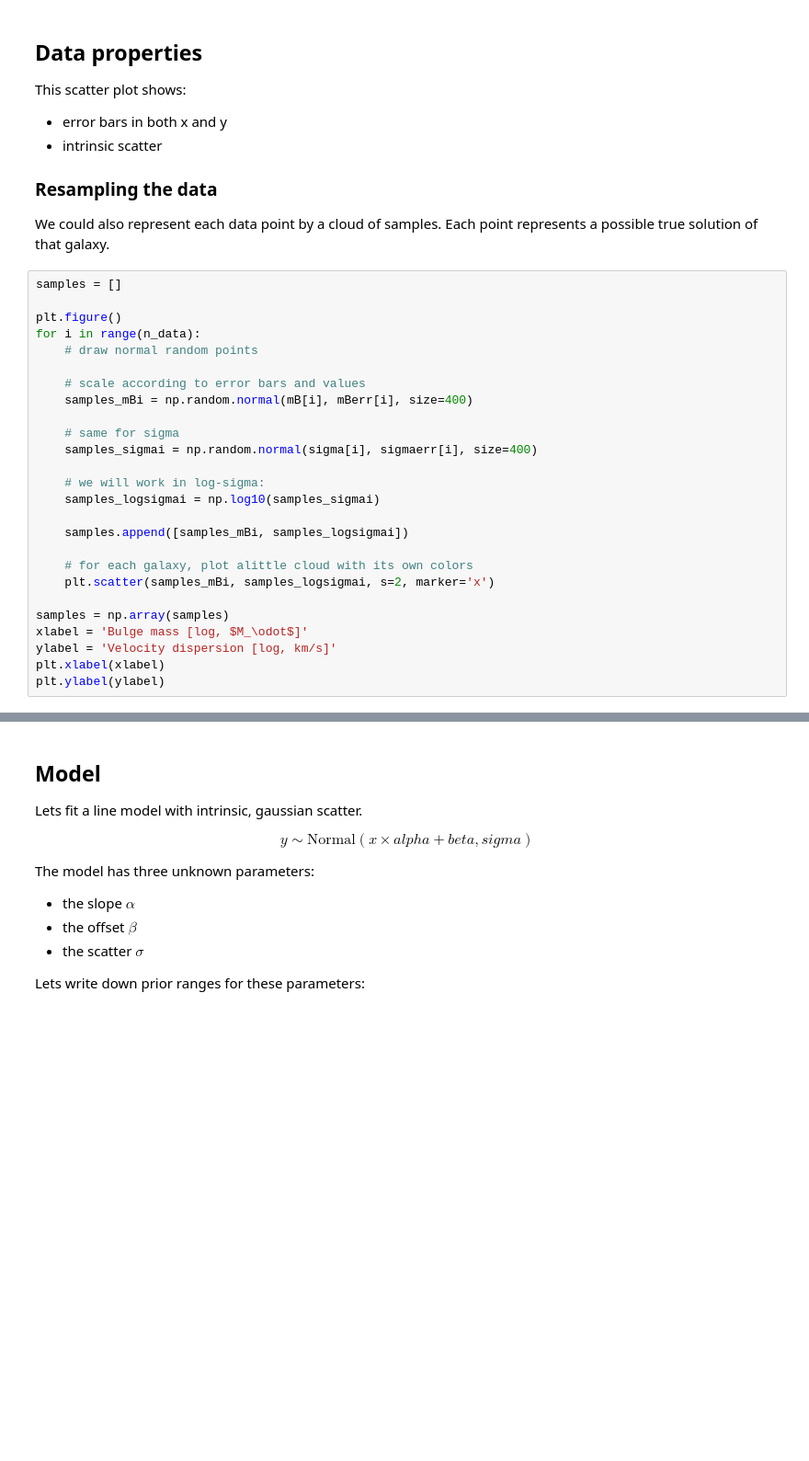
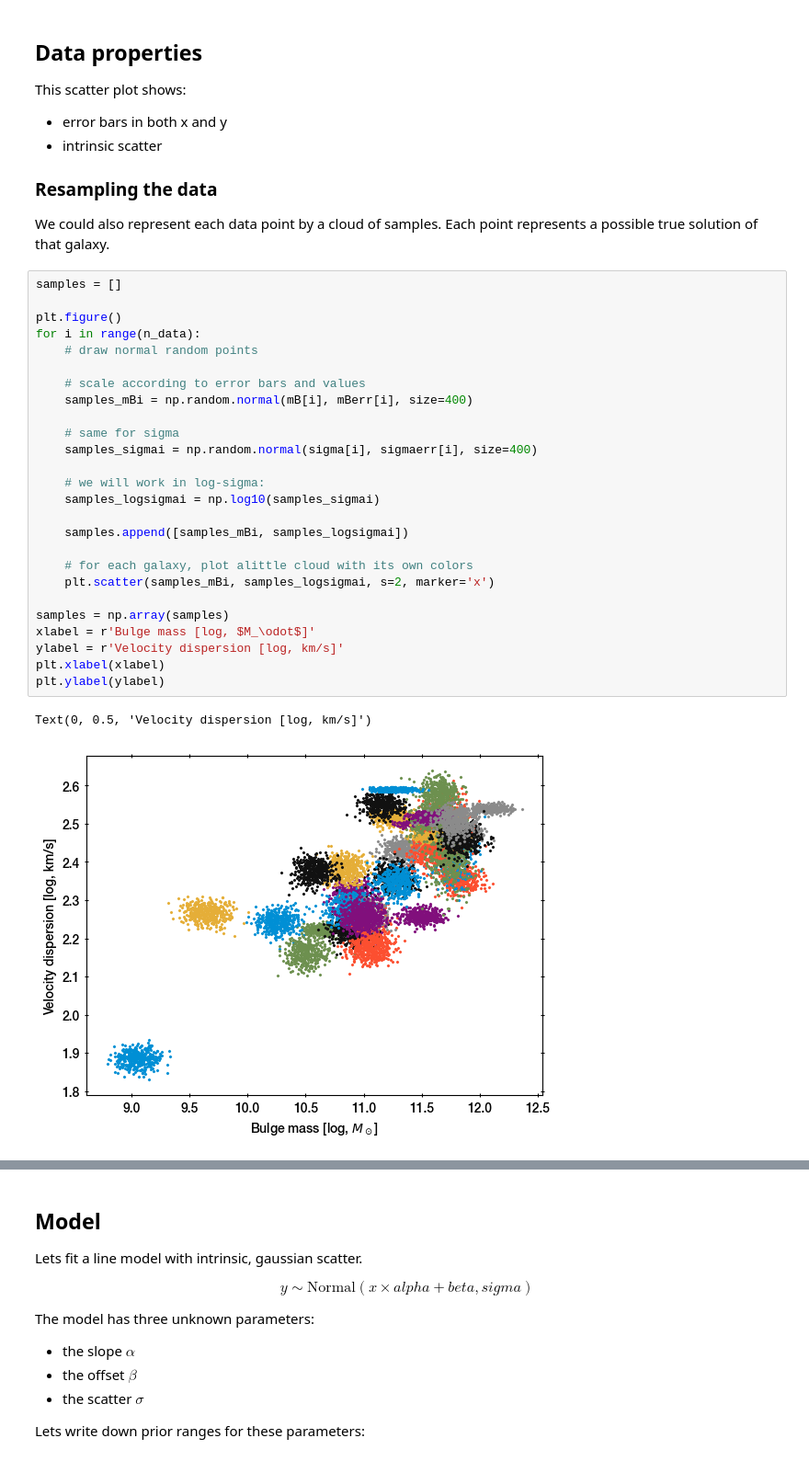
Before and after one commit to JohannesBuchner/UltraNest, a Jupyter notebook: docs/example-line.ipynb, the cells around one changed output, grey strips where cells are left out. Shown at 92% size. Saved outputs shown, nothing was run; the diff lists cells and outputs as text; blank space fills up the shorter version.

```diff
--- a/docs/example-line.ipynb
+++ b/docs/example-line.ipynb
@@ -74,28 +76,31 @@ Each point represents a possible true solution of that galaxy.
 # %%
 samples = []
 
 plt.figure()
 for i in range(n_data):
     # draw normal random points
 
     # scale according to error bars and values
     samples_mBi = np.random.normal(mB[i], mBerr[i], size=400)
 
     # same for sigma
     samples_sigmai = np.random.normal(sigma[i], sigmaerr[i], size=400)
 
     # we will work in log-sigma:
     samples_logsigmai = np.log10(samples_sigmai)
 
     samples.append([samples_mBi, samples_logsigmai])
 
     # for each galaxy, plot alittle cloud with its own colors
     plt.scatter(samples_mBi, samples_logsigmai, s=2, marker='x')
 
 samples = np.array(samples)
-xlabel = 'Bulge mass [log, $M_\odot$]'
-ylabel = 'Velocity dispersion [log, km/s]'
+xlabel = r'Bulge mass [log, $M_\odot$]'
+ylabel = r'Velocity dispersion [log, km/s]'
 plt.xlabel(xlabel)
 plt.ylabel(ylabel)
+# %% [output]
+Text(0, 0.5, 'Velocity dispersion [log, km/s]')
+[figure, added]
 # %%
 samples.shape
```
Also changed, not shown: parts of 12 cells of this notebook, 19 other files.
